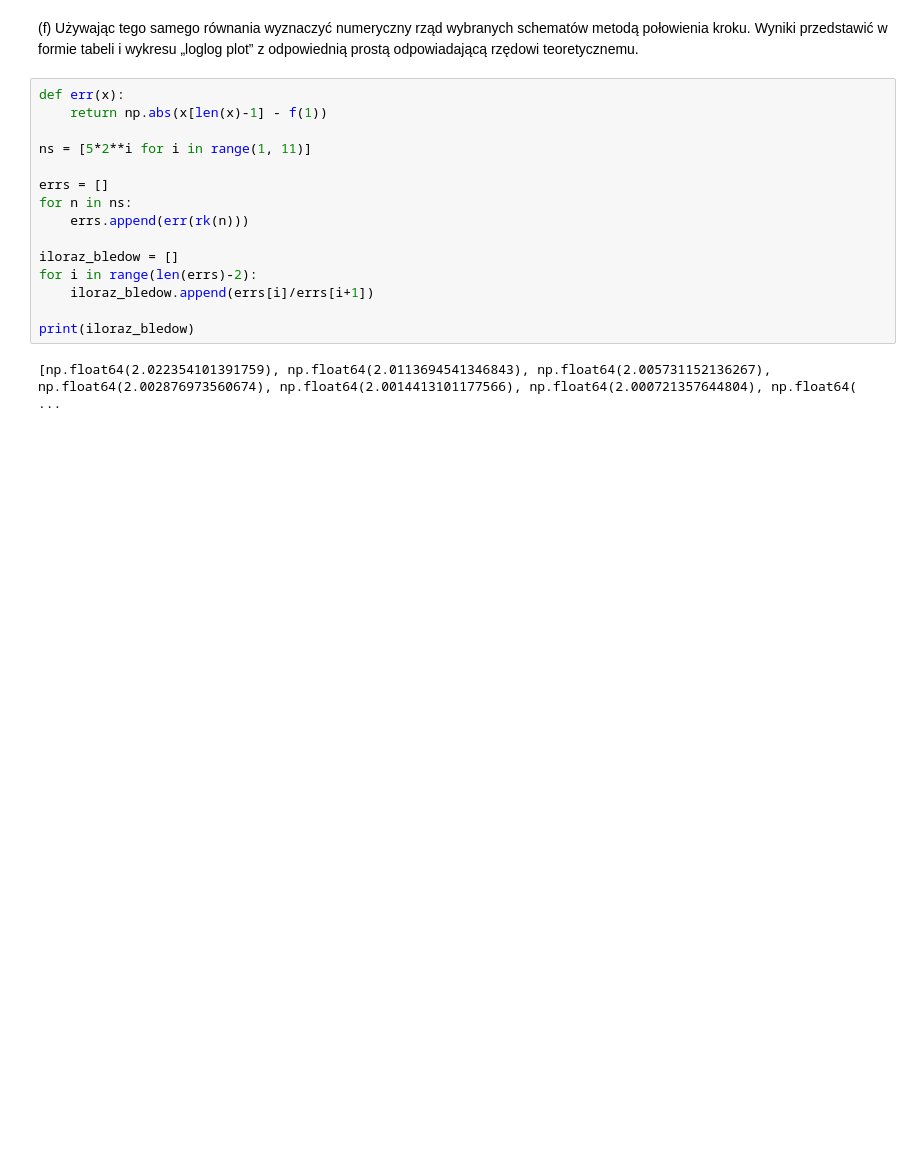
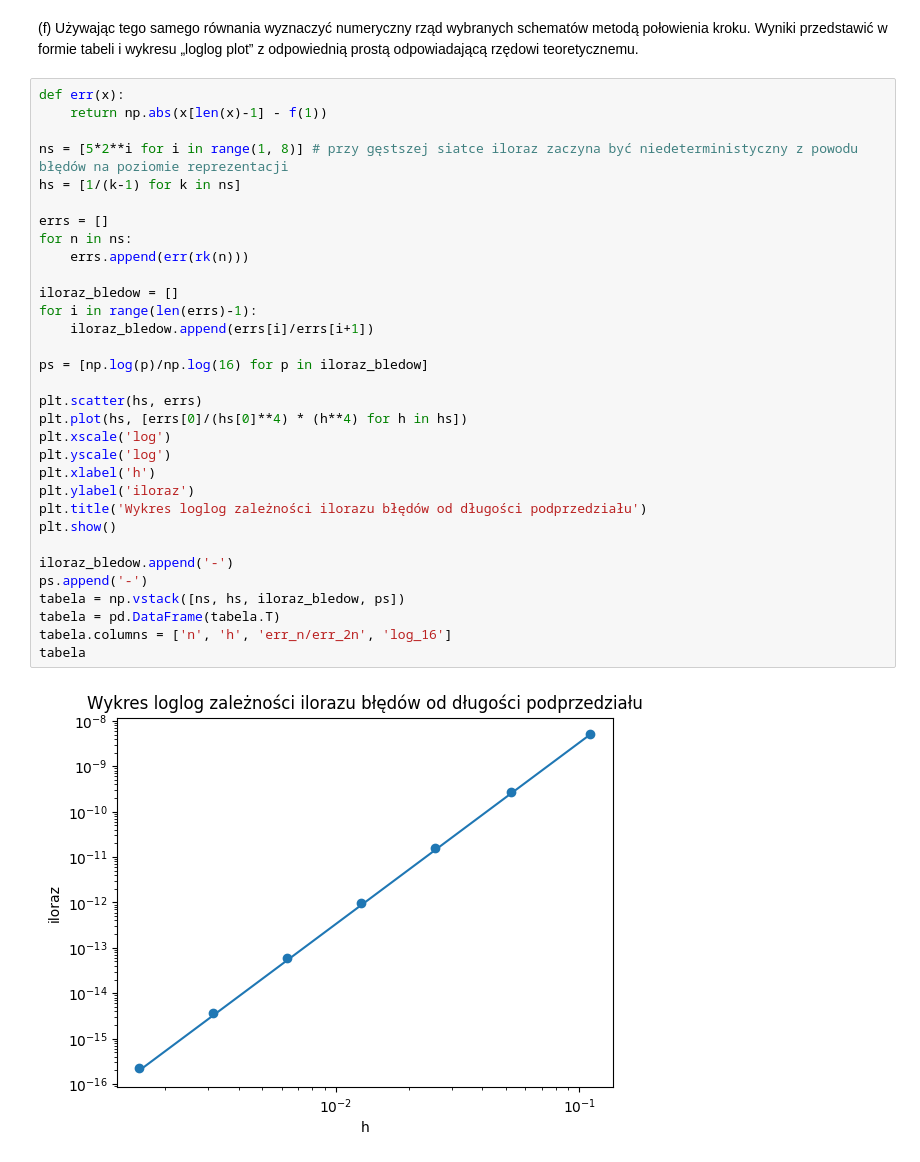
Before and after one commit to Hel4r/projekt-zaliczeniowy, a Jupyter notebook: projekt-zaliczeniowy.ipynb, the cells around one changed output. Drawn from its saved outputs; the diff is of its cells as text; blank space fills up the shorter version.

```diff
--- a/projekt-zaliczeniowy.ipynb
+++ b/projekt-zaliczeniowy.ipynb
@@ -176,17 +175,34 @@ draw(rk(100))
 # %%
 def err(x):
     return np.abs(x[len(x)-1] - f(1))
 
-ns = [5*2**i for i in range(1, 11)]
+ns = [5*2**i for i in range(1, 8)] # przy gęstszej siatce iloraz zaczyna być niedeterministyczny z powodu błędów na poziomie reprezentacji
+hs = [1/(k-1) for k in ns]
 
 errs = []
 for n in ns:
     errs.append(err(rk(n)))
 
 iloraz_bledow = []
-for i in range(len(errs)-2):
+for i in range(len(errs)-1):
     iloraz_bledow.append(errs[i]/errs[i+1])
 
-print(iloraz_bledow)
+ps = [np.log(p)/np.log(16) for p in iloraz_bledow]
+
+plt.scatter(hs, errs)
+plt.plot(hs, [errs[0]/(hs[0]**4) * (h**4) for h in hs])
+plt.xscale('log')
+plt.yscale('log')
+plt.xlabel('h')
+plt.ylabel('iloraz')
+plt.title('Wykres loglog zależności ilorazu błędów od długości podprzedziału')
+plt.show()
+
+iloraz_bledow.append('-')
+ps.append('-')
+tabela = np.vstack([ns, hs, iloraz_bledow, ps])
+tabela = pd.DataFrame(tabela.T)
+tabela.columns = ['n', 'h', 'err_n/err_2n', 'log_16']
+tabela
 # %% [output]
-[np.float64(2.022354101391759), np.float64(2.0113694541346843), np.float64(2.005731152136267), np.float64(2.002876973560674), np.float64(2.0014413101177566), np.float64(2.000721357644804), np.float64( ...
+[figure, added]
```
Also changed, not shown: parts of 5 cells of this notebook.
